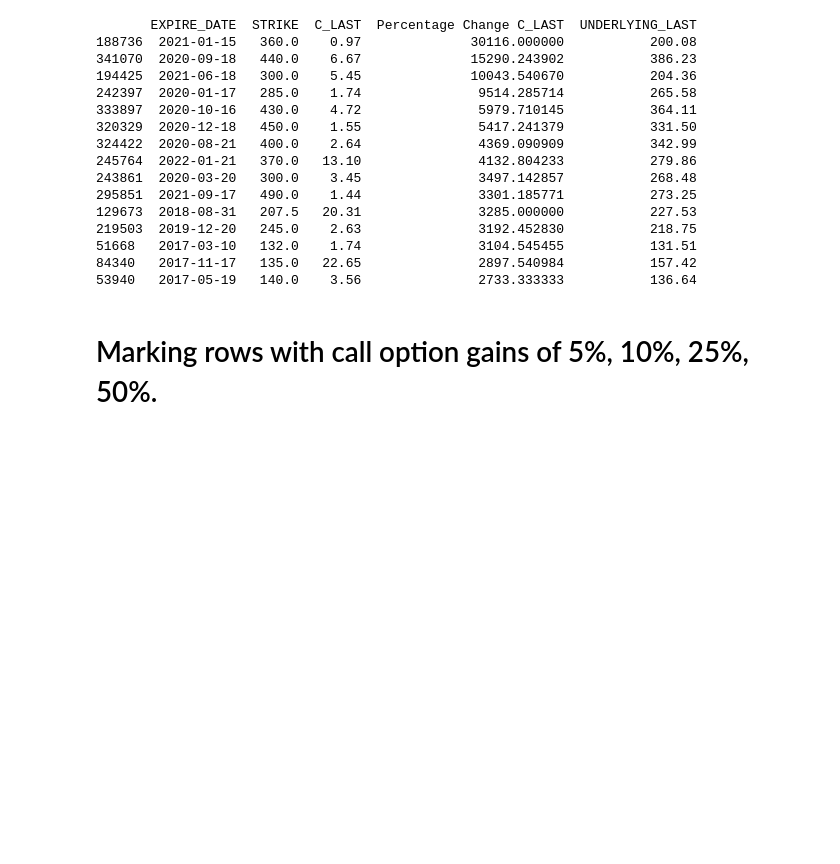
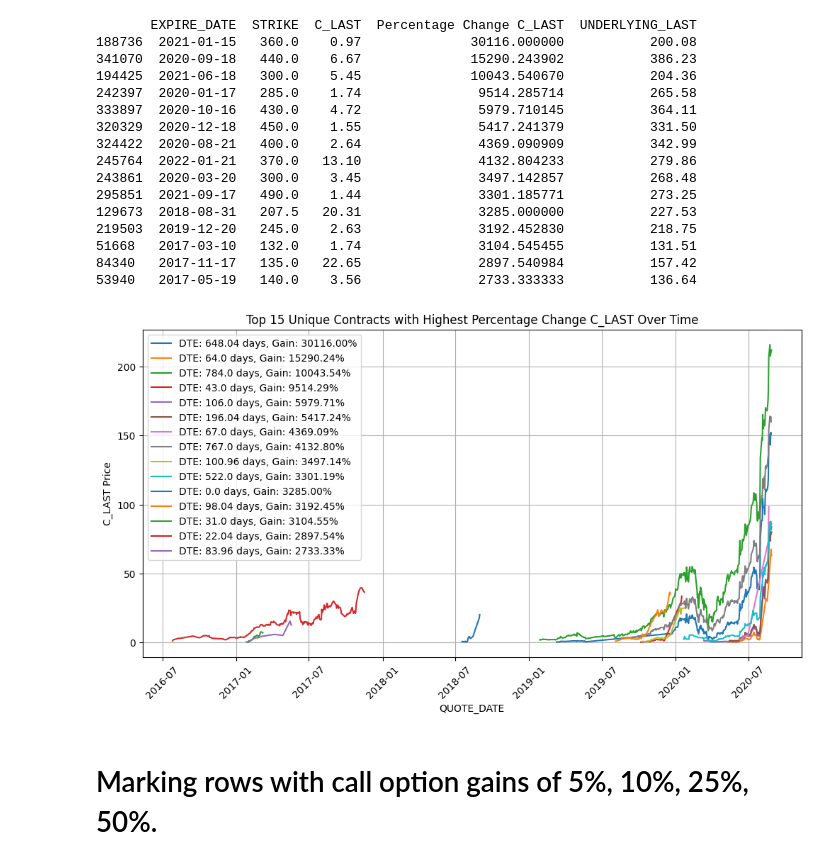
Before and after one commit to TeomanEgeSelcuk/Stock-Options, a Jupyter notebook: EDA.ipynb, the cells around one changed output. Drawn from its saved outputs; the diff is of its cells as text; code cells hidden in the pictures; blank space fills up the shorter version.

```diff
--- a/EDA.ipynb
+++ b/EDA.ipynb
@@ -1034,6 +1033,47 @@ print(top_15_unique_expiry[important_columns])
 51668   2017-03-10   132.0    1.74               3104.545455           131.51
 84340   2017-11-17   135.0   22.65               2897.540984           157.42
 53940   2017-05-19   140.0    3.56               2733.333333           136.64
+# %%
+import pandas as pd
+import matplotlib.pyplot as plt
+
+# Sort the DataFrame by 'Percentage Change C_LAST' in descending order
+df_sorted = df.sort_values(by='Percentage Change C_LAST', ascending=False)
+
+# Initialize variables
+top_15_unique_expiry = []
+seen_expiry_dates = set()
+
+# Create a new figure
+plt.figure(figsize=(12, 6))
+
+# Iterate through the sorted DataFrame to select unique contracts with the highest percentage change
+for index, row in df_sorted.iterrows():
+    if row['EXPIRE_DATE'] not in seen_expiry_dates and len(top_15_unique_expiry) < 15:
+        # Append the unique contract to the list
+        top_15_unique_expiry.append(row)
+        seen_expiry_dates.add(row['EXPIRE_DATE'])
+
+        # Get the C_LAST prices for the entire contract lifespan
+        contract_data = df[(df['STRIKE'] == row['STRIKE']) & (df['EXPIRE_DATE'] == row['EXPIRE_DATE'])]
+        quote_dates = contract_data['QUOTE_DATE']
+        c_last_prices = contract_data['C_LAST']
+
+        # Plot the C_LAST curve for the contract
+        plt.plot(quote_dates, c_last_prices, linestyle='-', label=f"DTE: {row['DTE']} days, Gain: {row['Percentage Change C_LAST']:.2f}%")
+
+# Add labels and legend
+plt.xlabel('QUOTE_DATE')
+plt.ylabel('C_LAST Price')
+plt.xticks(rotation=45)
+plt.grid(True)
+plt.title('Top 15 Unique Contracts with Highest Percentage Change C_LAST Over Time')
+plt.legend()
+
+# Show the plot
+plt.show()
+# %% [output]
+[figure, added]
 # %% [markdown]
 # Marking rows with call option gains of 5%, 10%, 25%, 50%.
 # %%
```
Also changed, not shown: parts of 13 cells of this notebook.
